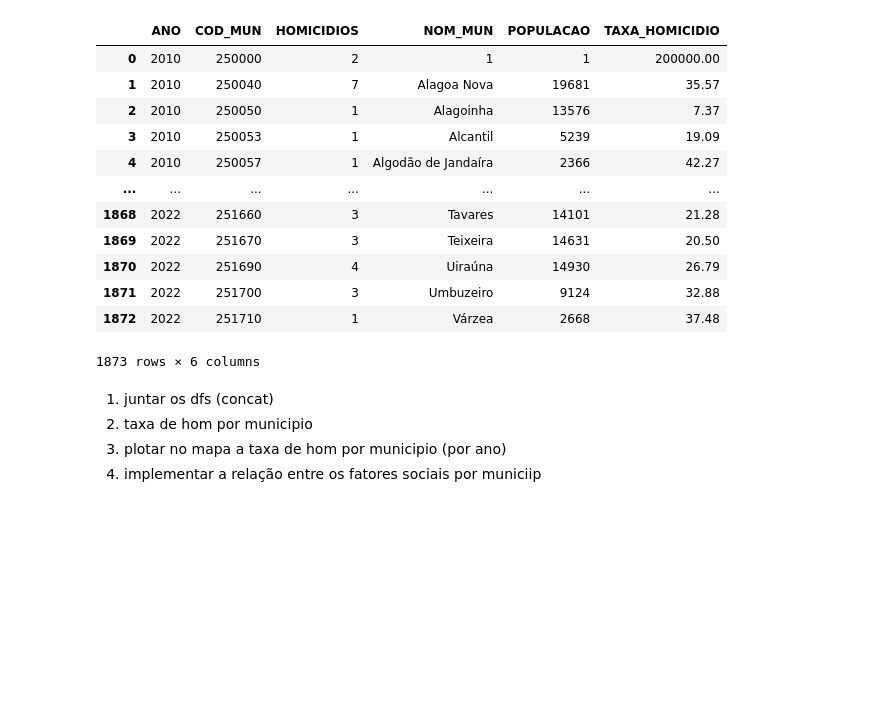
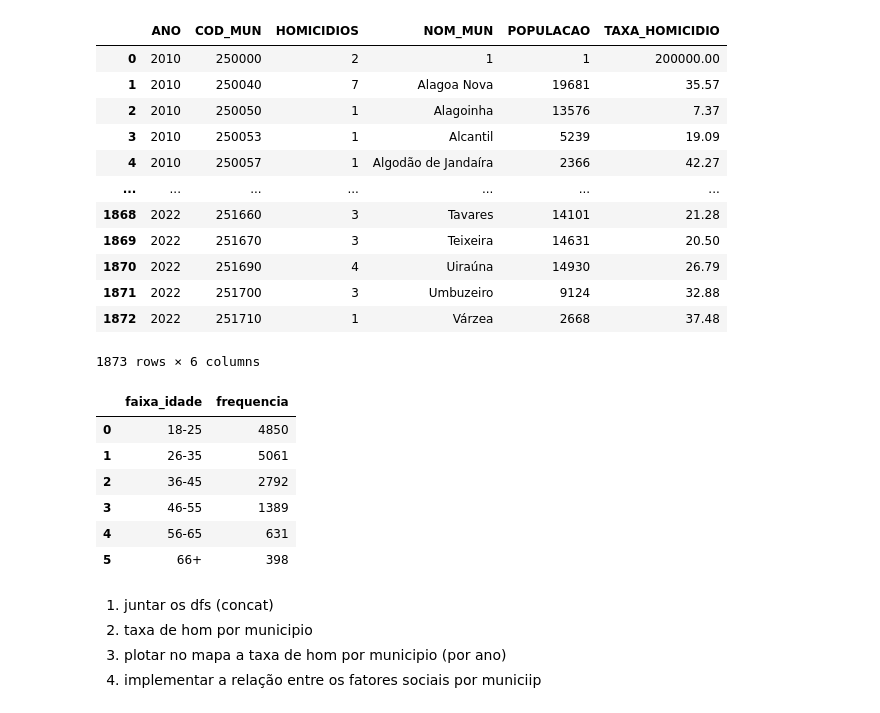
Before and after one commit to iagonmic/taxa-homicidio-pb, a Jupyter notebook: analise.ipynb, the cells around one changed output. Cells and saved outputs as stored; diff of their text form; code cells hidden in the pictures; blank space fills up the shorter version.

```diff
--- a/analise.ipynb
+++ b/analise.ipynb
@@ -1147,6 +1147,28 @@ fat_social = fat_social.query('IDADE.str.startswith("4")')
 fat_social['IDADE'] = fat_social['IDADE'].str.slice(1)
 # %%
 fat_social['IDADE'] = pd.to_numeric(fat_social['IDADE'], errors='coerce')
+# %%
+bins = [18, 25, 35, 45, 55, 65, 100]  # Faixas: 0-17, 18-25, 26-35, 36-45, 46-55, 56-65, 66+
+labels = ['18-25', '26-35', '36-45', '46-55', '56-65', '66+']
+
+# Usando pd.cut() para categorizar as idades
+fat_social['faixa_idade'] = pd.cut(fat_social['IDADE'], bins=bins, labels=labels, right=False)
+
+# Contando a frequência de cada faixa
+frequencia = fat_social['faixa_idade'].value_counts().sort_index()
+
+# Criando um novo DataFrame com as frequências
+df_frequencia = pd.DataFrame({'faixa_idade': frequencia.index, 'frequencia': frequencia.values})
+# %%
+df_frequencia
+# %% [output]
+|  | faixa_idade | frequencia |
+| 0 | 18-25 | 4850 |
+| 1 | 26-35 | 5061 |
+| 2 | 36-45 | 2792 |
+| 3 | 46-55 | 1389 |
+| 4 | 56-65 | 631 |
+| 5 | 66+ | 398 |
 # %% [markdown]
 1. juntar os dfs (concat)
 2. taxa de hom por municipio
```
Also changed, not shown: 1 other file.
